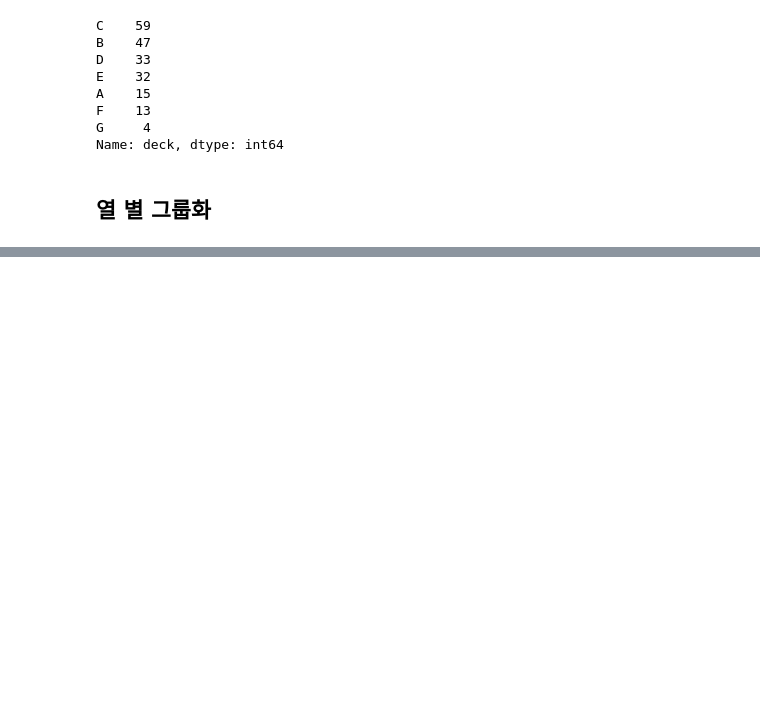
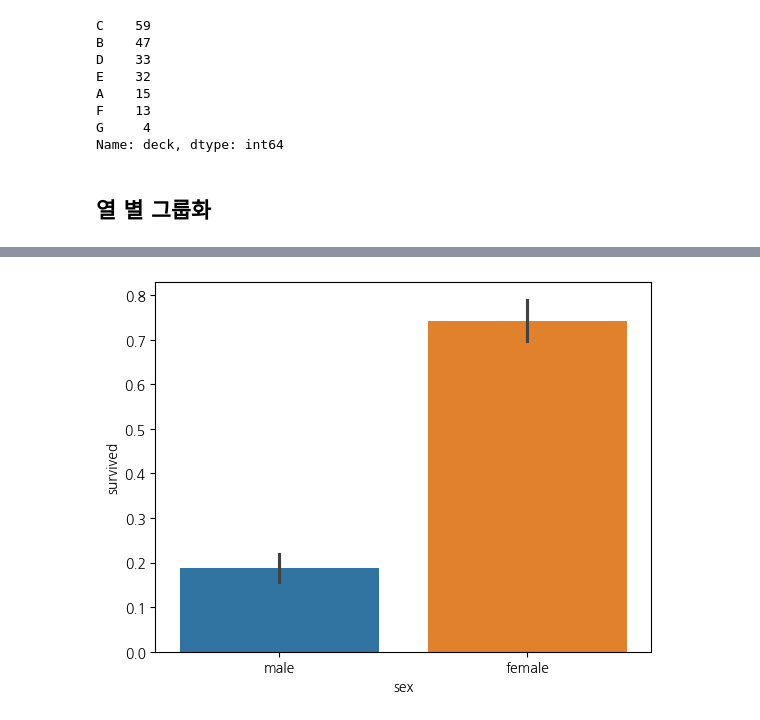
Before and after one commit to ahyeong514/2024-1-my-BDA, a Jupyter notebook: inclass_02w_0319_tue_bigdata_basic.ipynb, the cells around one changed output, grey strips where cells are left out. Cells and saved outputs as stored; diff of their text form; code cells hidden in the pictures; blank space fills up the shorter version.

```diff
--- a/inclass_02w_0319_tue_bigdata_basic.ipynb
+++ b/inclass_02w_0319_tue_bigdata_basic.ipynb
@@ -239,0 +262,4 @@ titanic.groupby('embark_town').count()
+# %%
+sns.barplot(titanic,x="sex",y="survived",hue="sex");
+# %% [output]
+[figure, added]
```
Also changed, not shown: parts of 57 cells of this notebook.
